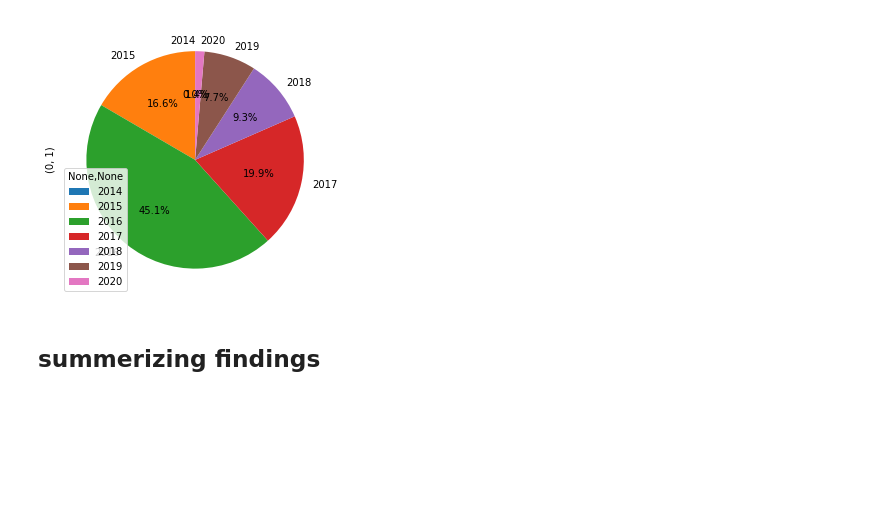
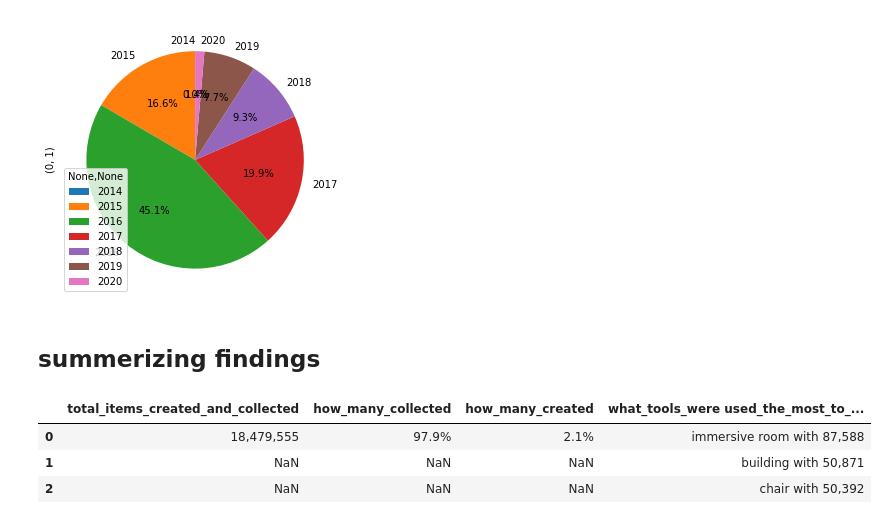
Before and after one commit to ShirinStar/Pen_Data_Dictionary, a Jupyter notebook: data/visits items.ipynb, the cells around one changed output. Saved outputs shown, nothing was run; the diff lists cells and outputs as text; code cells hidden in the pictures; blank space fills up the shorter version.

```diff
--- a/data/visits items.ipynb
+++ b/data/visits items.ipynb
@@ -365,3 +394,15 @@ visitItems_by_date.unstack(level=0).plot.pie(y=0, figsize=(5, 5),autopct='%1.1f%
 [figure]
 # %% [markdown]
 ## summerizing findings
+# %%
+findings= [{'total_items_created_and_collected': '18,479,555','how_many_collected': '97.9%', 'how_many_created': '2.1%', 'what_tools_were used_the_most_to_create': 'immersive room with 87,588'},
+          {'what_tools_were used_the_most_to_create':'building with 50,871'},
+          {'what_tools_were used_the_most_to_create':'chair with 50,392'}]
+
+visitsItems_findings = pd.DataFrame(findings)
+visitsItems_findings
+# %% [output]
+|  | total_items_created_and_collected | how_many_collected | how_many_created | what_tools_were used_the_most_to_... |
+| 0 | 18,479,555 | 97.9% | 2.1% | immersive room with 87,588 |
+| 1 | NaN | NaN | NaN | building with 50,871 |
+| 2 | NaN | NaN | NaN | chair with 50,392 |
```
Also changed, not shown: parts of 6 cells of this notebook, 3 other files.
